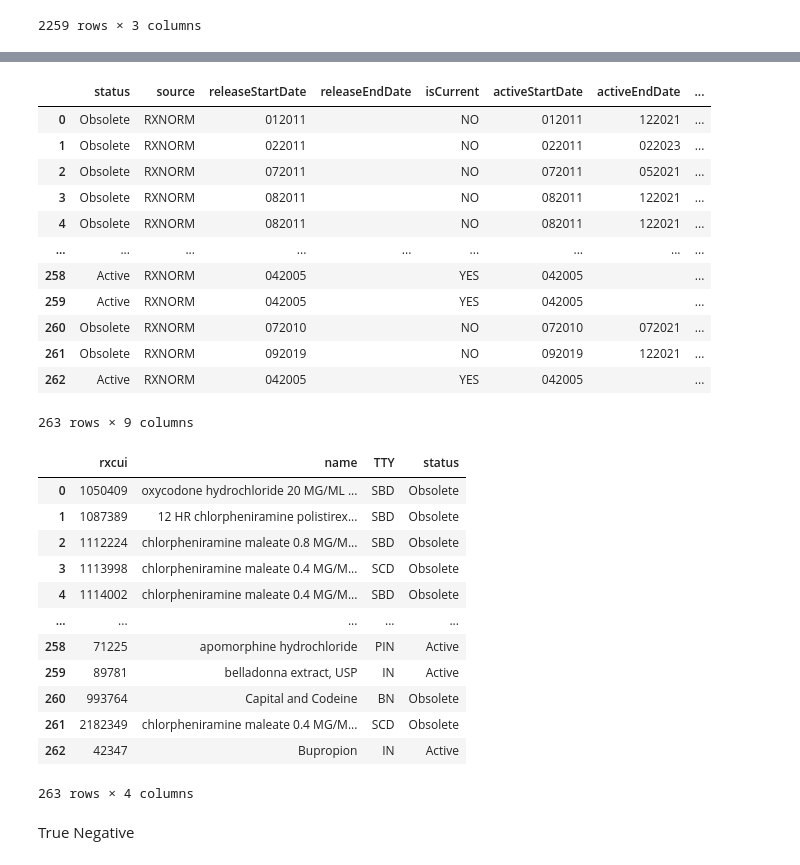
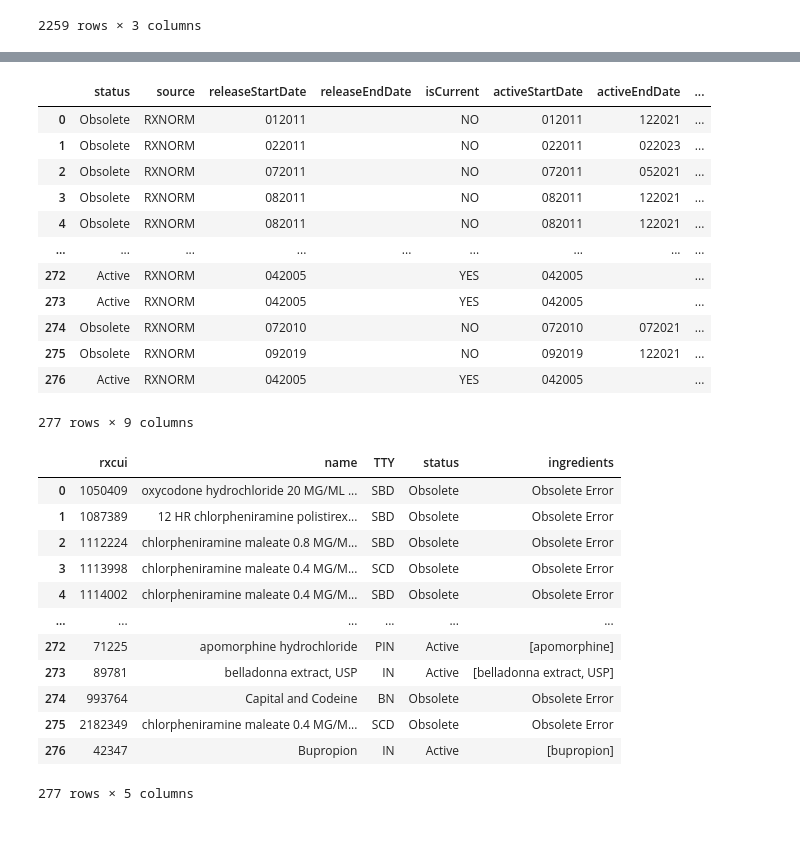
Before and after one commit to danielhmendoza01/Automatic_Code_Sets, a Jupyter notebook: RxNorm/Opioid/Opioid_Query.ipynb, the cells around one changed output, grey strips where cells are left out. Cells and saved outputs as stored; diff of their text form; code cells hidden in the pictures; blank space fills up the shorter version.

```diff
--- a/RxNorm/Opioid/Opioid_Query.ipynb
+++ b/RxNorm/Opioid/Opioid_Query.ipynb
@@ -5,6 +6,7 @@ import pandas as pd
 #API URLs from RxNorm
 base_url = "https://rxnav.nlm.nih.gov/REST/rxcui/"
 base_url_2 = "https://rxnav.nlm.nih.gov/REST/"
+base_url_3 = "https://rxnav.nlm.nih.gov/REST/rxcui.json?name="
 #RxNorm methods
 getAllRelatedInfo = "/allrelated.json"
 getRelatedByType = "/related.json?tty=IN"
@@ -93,7 +43,13 @@ tramadol = "10689"
 # %%
+#Read in ingredients from excel file
+drug_ingredients = pd.read_excel("opioid_Ingredients.xlsx", header=None)
+drugs = []
+#Get rxcui for each ingredient
+for drug in drug_ingredients[0]:
+    ingredient = pd.read_json(base_url_3+drug)
+    drugs.append(ingredient.idGroup.rxnormId[0])
 #loop array to get complete list of drugs
 df_opioid = pd.DataFrame()
-drugs = [alfentanil,alphaprodine,anileridine,benzhydrocodone,buprenorphine ,butorphanol ,codeine,dextromoramide ,dezocine,difenoxin,dihydrocodeine,diphenoxylate,dipipanone,ethylmorphine ,fentanyl ,heroin,hydrocodone ,hydromorphone ,levomethadyl,levomethadone,levopropoxyphene,levorphanol, meptazinol ,methadone ,methadyl_acetate ,morphine ,nalbuphine ,normethadone,noscapine ,oliceridine,opium ,oxycodone ,oxycodone_hydrochloride,oxymorphone ,papaveretum ,paregoric,pentazocine ,pethidine ,phenazocine ,phenoperidine ,pholcodine,pirinitramide ,propoxyphene ,remifentanil,sufentanil,tapentadol,tetrapeptide,tilidine,tramadol]
 for drug in drugs:
     self_df = query_self(drug)
     ingredient = self_df["name"].values[0]
@@ -159,3 +115,14 @@ df_list
 | 2257 | 864826 | methadone hydrochloride 5 MG/ML O... | SCD |
 | 2258 | 42347 | Bupropion | IN |
 2259 rows × 3 columns
+# %%
+df_list["ingredients"] = None
+for i, row in df_list.iterrows():
+    try:
+        df_active_ing = query_self(str(df_list.loc[i, "rxcui"]))
+        df_list.at[i, 'ingredients'] = list(df_active_ing['name'])
+    except AttributeError:
+        continue
+# %%
+df_list['ingredients'] = df_list['ingredients'].fillna('Obsolete Error')
+df_list
@@ -244,31 +213,31 @@ df_status
 | 3 | Obsolete | RXNORM | 082011 |  | NO | 082011 | 122021 | ... |
 | 4 | Obsolete | RXNORM | 082011 |  | NO | 082011 | 122021 | ... |
 | ... | ... | ... | ... | ... | ... | ... | ... | ... |
-| 258 | Active | RXNORM | 042005 |  | YES | 042005 |  | ... |
-| 259 | Active | RXNORM | 042005 |  | YES | 042005 |  | ... |
-| 260 | Obsolete | RXNORM | 072010 |  | NO | 072010 | 072021 | ... |
-| 261 | Obsolete | RXNORM | 092019 |  | NO | 092019 | 122021 | ... |
-| 262 | Active | RXNORM | 042005 |  | YES | 042005 |  | ... |
+| 272 | Active | RXNORM | 042005 |  | YES | 042005 |  | ... |
+| 273 | Active | RXNORM | 042005 |  | YES | 042005 |  | ... |
+| 274 | Obsolete | RXNORM | 072010 |  | NO | 072010 | 072021 | ... |
+| 275 | Obsolete | RXNORM | 092019 |  | NO | 092019 | 122021 | ... |
+| 276 | Active | RXNORM | 042005 |  | YES | 042005 |  | ... |
-263 rows × 9 columns
+277 rows × 9 columns
 # %%
 df_not_found = absent_drugs.merge(df_status, on='rxcui')
 # %%
-df_not_found = df_not_found[['rxcui', 'name','TTY', 'status']]
+df_not_found = df_not_found[['rxcui', 'name','TTY', 'status', 'ingredients']]
 df_not_found
 # %% [output]
-|  | rxcui | name | TTY | status |
-| 0 | 1050409 | oxycodone hydrochloride 20 MG/ML ... | SBD | Obsolete |
-| 1 | 1087389 | 12 HR chlorpheniramine polistirex... | SBD | Obsolete |
-| 2 | 1112224 | chlorpheniramine maleate 0.8 MG/M... | SBD | Obsolete |
-| 3 | 1113998 | chlorpheniramine maleate 0.4 MG/M... | SCD | Obsolete |
-| 4 | 1114002 | chlorpheniramine maleate 0.4 MG/M... | SBD | Obsolete |
-| ... | ... | ... | ... | ... |
-| 258 | 71225 | apomorphine hydrochloride | PIN | Active |
-| 259 | 89781 | belladonna extract, USP | IN | Active |
-| 260 | 993764 | Capital and Codeine | BN | Obsolete |
-| 261 | 2182349 | chlorpheniramine maleate 0.4 MG/M... | SCD | Obsolete |
-| 262 | 42347 | Bupropion | IN | Active |
+|  | rxcui | name | TTY | status | ingredients |
+| 0 | 1050409 | oxycodone hydrochloride 20 MG/ML ... | SBD | Obsolete | Obsolete Error |
+| 1 | 1087389 | 12 HR chlorpheniramine polistirex... | SBD | Obsolete | Obsolete Error |
+| 2 | 1112224 | chlorpheniramine maleate 0.8 MG/M... | SBD | Obsolete | Obsolete Error |
+| 3 | 1113998 | chlorpheniramine maleate 0.4 MG/M... | SCD | Obsolete | Obsolete Error |
+| 4 | 1114002 | chlorpheniramine maleate 0.4 MG/M... | SBD | Obsolete | Obsolete Error |
+| ... | ... | ... | ... | ... | ... |
+| 272 | 71225 | apomorphine hydrochloride | PIN | Active | [apomorphine] |
+| 273 | 89781 | belladonna extract, USP | IN | Active | [belladonna extract, USP] |
+| 274 | 993764 | Capital and Codeine | BN | Obsolete | Obsolete Error |
+| 275 | 2182349 | chlorpheniramine maleate 0.4 MG/M... | SCD | Obsolete | Obsolete Error |
+| 276 | 42347 | Bupropion | IN | Active | [bupropion] |
-263 rows × 4 columns
+277 rows × 5 columns
 # %%
 df_active=df_not_found.loc[df_not_found['status']== 'Active'].reset_index(drop=True)
 df_obsolete = df_not_found.loc[df_not_found['status']== 'Obsolete'].reset_index(drop=True)
@@ -277,5 +246,3 @@ df_obsolete = df_not_found.loc[df_not_found['status']== 'Obsolete'].reset_index(
 df_not_found.to_excel("Status_of_Not_found.xlsx", index=False)
 df_active.to_excel("Active_Not_Found.xlsx", index=False)
 df_obsolete.to_excel("Obsolete_Not_Found.xlsx", index=False)
-# %% [markdown]
-True Negative
```
Also changed, not shown: parts of 40 cells of this notebook, 28 other files.
